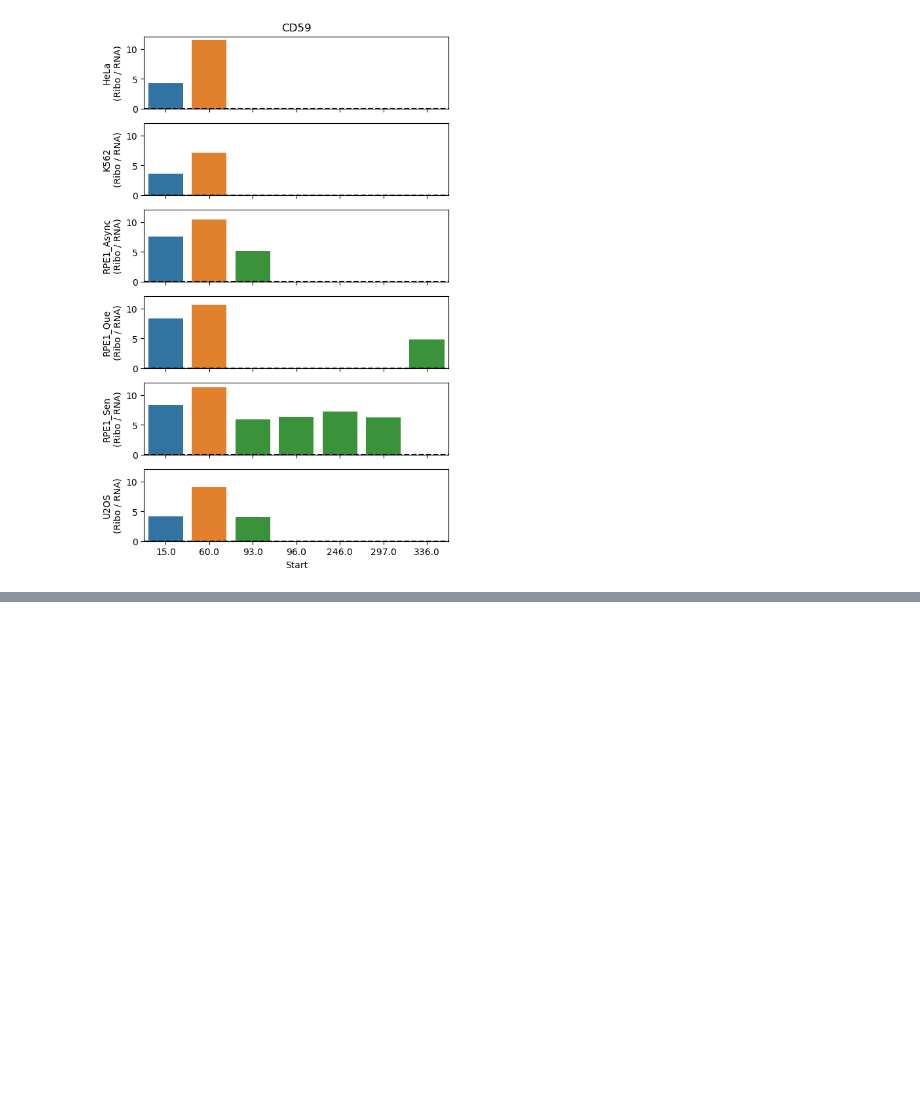
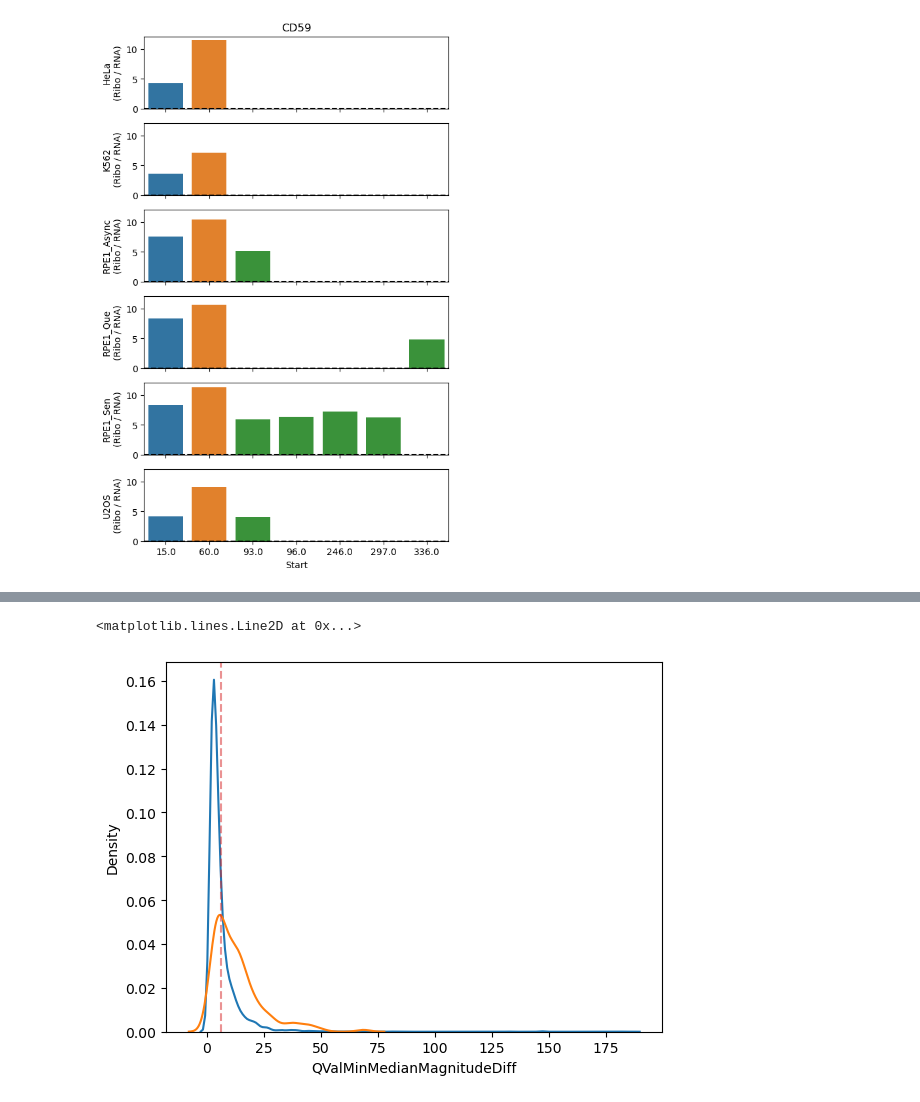
Before and after one commit to cheeseman-lab/coTISja, a Jupyter notebook: src/notebooks/sample_comparison.ipynb, the cells around one changed output, grey strips where cells are left out. Cells and saved outputs as stored; diff of their text form; code cells hidden in the pictures; blank space fills up the shorter version.

```diff
--- a/src/notebooks/sample_comparison.ipynb
+++ b/src/notebooks/sample_comparison.ipynb
@@ -428,0 +548,13 @@ Text(0.5, 1.0, 'CD59')
+# %%
+sns.kdeplot(
+    tis_summary[(tis_summary['MinDiffQVal'] < 0.01) & (tis_summary['NSamples'] >= 5)],
+    x='QValMinMedianMagnitudeDiff',
+)
+sns.kdeplot(
+    tis_summary[(tis_summary['MedianDiffQVal'] < 0.01) & (tis_summary['NSamples'] >= 5)],
+    x='QValMinMedianMagnitudeDiff',
+)
+plt.axvline(6, linestyle='dashed', color='tab:red', alpha=0.5)
+# %% [output]
+<matplotlib.lines.Line2D at 0x...>
+[figure, added]
```
Also changed, not shown: parts of 44 cells of this notebook.
